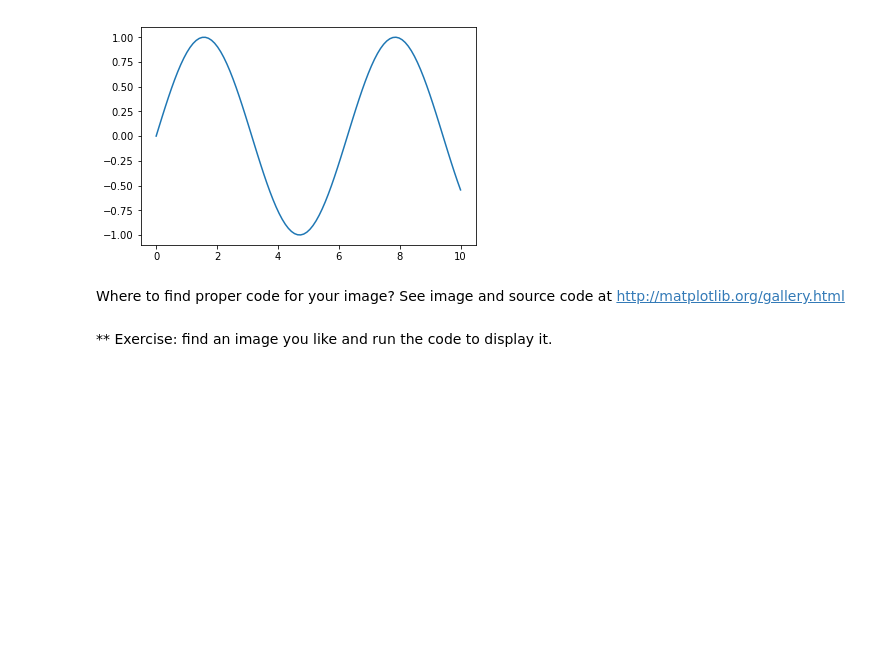
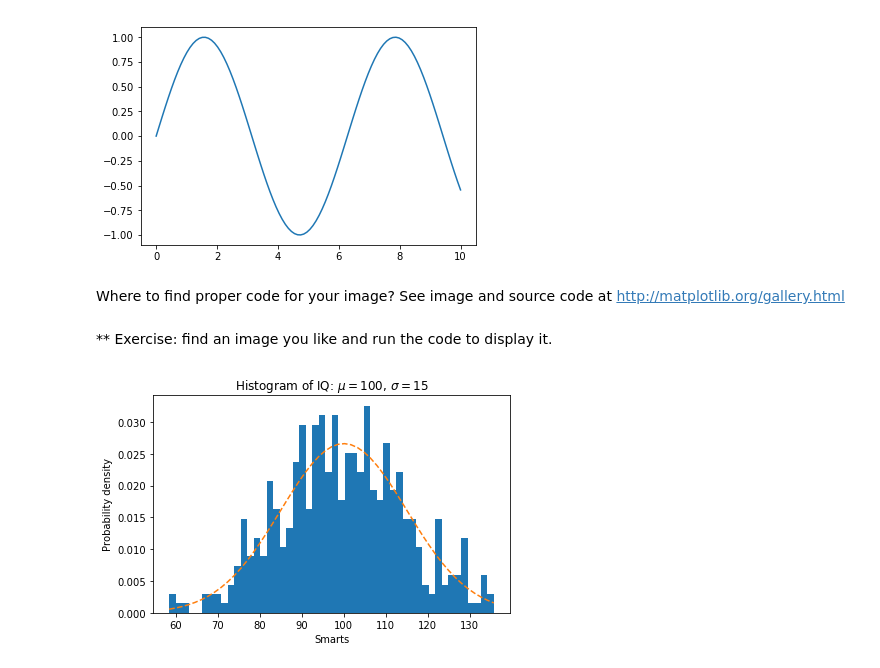
Before and after one commit to chruck/introToML, a Jupyter notebook: Part+1+Numpy+refresher.ipynb, the cells around one changed output. Saved outputs shown, nothing was run; the diff lists cells and outputs as text; code cells hidden in the pictures; blank space fills up the shorter version.

```diff
--- a/Part+1+Numpy+refresher.ipynb
+++ b/Part+1+Numpy+refresher.ipynb
@@ -137,3 +150,55 @@ plt.show()  # if don't have '%matplotlib inline'
 Where to find proper code for your image? See image and source code at http://matplotlib.org/gallery.html
 # %% [markdown]
 ** Exercise: find an image you like and run the code to display it.
+# %%
+"""
+=========================================================
+Demo of the histogram (hist) function with a few features
+=========================================================
+
+In addition to the basic histogram, this demo shows a few optional
+features:
+
+    * Setting the number of data bins
+    * The ``normed`` flag, which normalizes bin heights so that the
+      integral of the histogram is 1. The resulting histogram is an
+      approximation of the probability density function.
+    * Setting the face color of the bars
+    * Setting the opacity (alpha value).
+
+Selecting different bin counts and sizes can significantly affect the
+shape of a histogram. The Astropy docs have a great section on how to
+select these parameters:
+http://docs.astropy.org/en/stable/visualization/histogram.html
+"""
+
+import numpy as np
+import matplotlib.mlab as mlab
+import matplotlib.pyplot as plt
+
+np.random.seed(0)
+
+# example data
+mu = 100  # mean of distribution
+sigma = 15  # standard deviation of distribution
+x = mu + sigma * np.random.randn(437)
+
+num_bins = 50
+
+fig, ax = plt.subplots()
+
+# the histogram of the data
+n, bins, patches = ax.hist(x, num_bins, normed=1)
+
+# add a 'best fit' line
+y = mlab.normpdf(bins, mu, sigma)
+ax.plot(bins, y, '--')
+ax.set_xlabel('Smarts')
+ax.set_ylabel('Probability density')
+ax.set_title(r'Histogram of IQ: $\mu=100$, $\sigma=15$')
+
+# Tweak spacing to prevent clipping of ylabel
+fig.tight_layout()
+plt.show()
+# %% [output]
+[figure, added]
```
Also changed, not shown: parts of 9 cells of this notebook, 3 other files.
